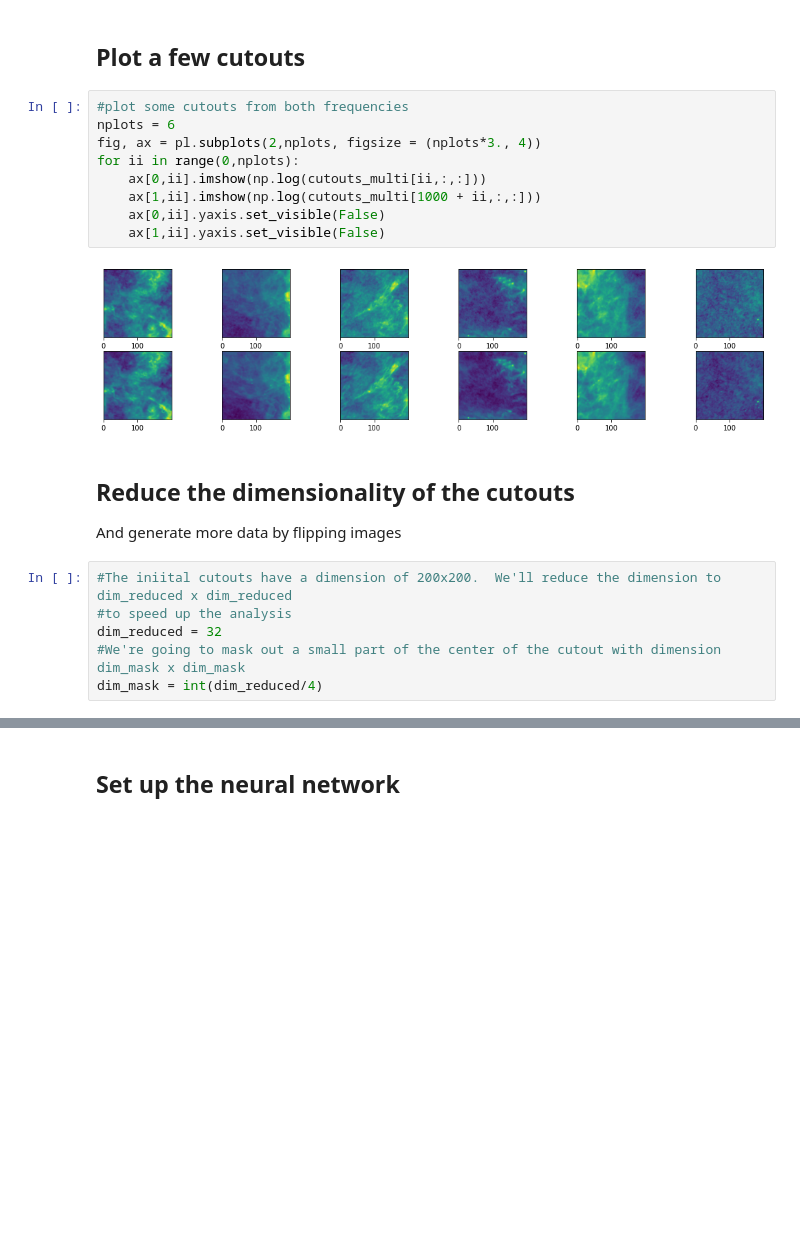
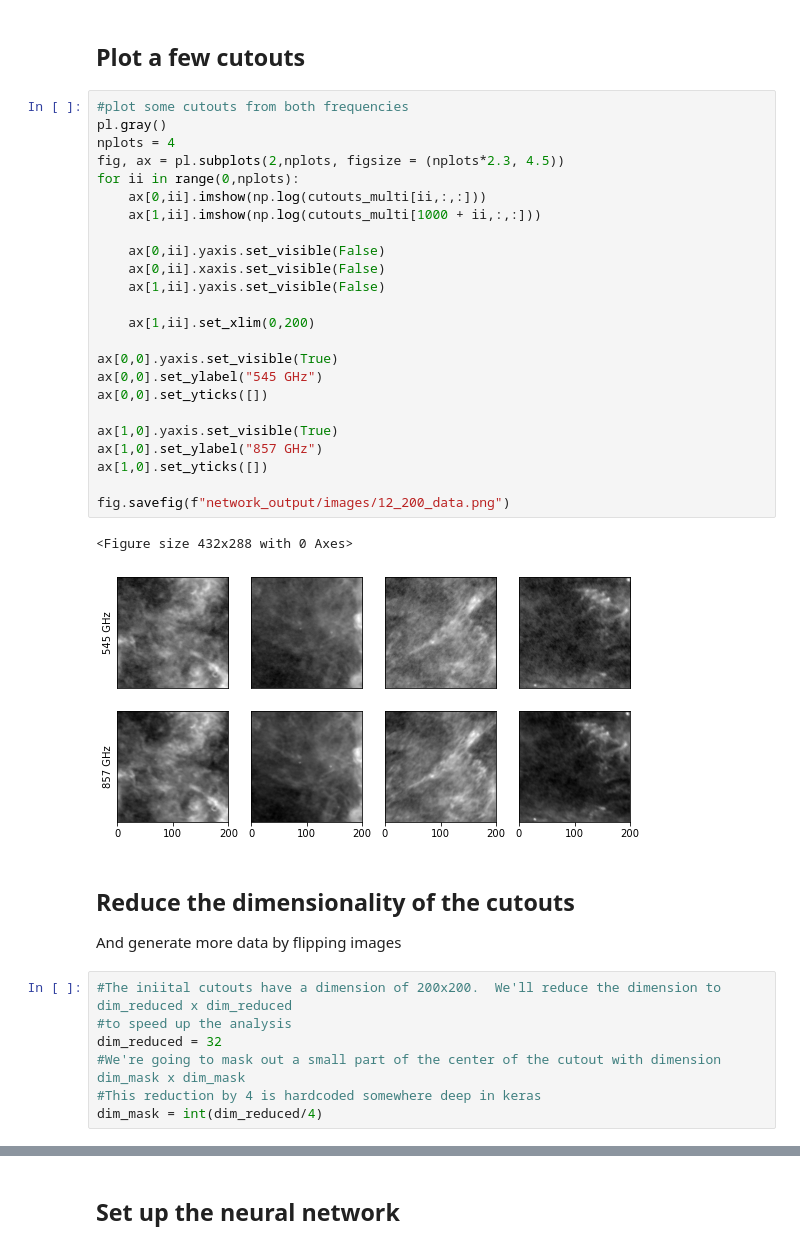
Before and after one commit to ebaxter/planck_net, a Jupyter notebook: DKPredict.ipynb, the cells around one changed output, grey strips where cells are left out. Drawn from its saved outputs; the diff is of its cells as text; blank space fills up the shorter version.

```diff
--- a/DKPredict.ipynb
+++ b/DKPredict.ipynb
@@ -52,15 +54,31 @@ dict_keys(['planck_files', 'cutouts', 'l', 'b'])
 ## Plot a few cutouts
 # %%
 #plot some cutouts from both frequencies
-nplots = 6
-fig, ax = pl.subplots(2,nplots, figsize = (nplots*3., 4))
+pl.gray()
+nplots = 4
+fig, ax = pl.subplots(2,nplots, figsize = (nplots*2.3, 4.5))
 for ii in range(0,nplots):
     ax[0,ii].imshow(np.log(cutouts_multi[ii,:,:]))
     ax[1,ii].imshow(np.log(cutouts_multi[1000 + ii,:,:]))
+
     ax[0,ii].yaxis.set_visible(False)
+    ax[0,ii].xaxis.set_visible(False)
     ax[1,ii].yaxis.set_visible(False)
+
+    ax[1,ii].set_xlim(0,200)
+
+ax[0,0].yaxis.set_visible(True)
+ax[0,0].set_ylabel("545 GHz")
+ax[0,0].set_yticks([])
+
+ax[1,0].yaxis.set_visible(True)
+ax[1,0].set_ylabel("857 GHz")
+ax[1,0].set_yticks([])
+
+fig.savefig(f"network_output/images/12_200_data.png")
 # %% [output]
+<Figure size 432x288 with 0 Axes>
-[figure, old version]
+[figure, new version]
 # %% [markdown]
 ## Reduce the dimensionality of the cutouts
 And generate more data by flipping images
@@ -69,6 +87,7 @@ And generate more data by flipping images
 #to speed up the analysis
 dim_reduced = 32
 #We're going to mask out a small part of the center of the cutout with dimension dim_mask x dim_mask
+#This reduction by 4 is hardcoded somewhere deep in keras
 dim_mask = int(dim_reduced/4)
 # %%
 #make cutouts of smaller dimensions by tiling the original 200x200 image nxn times
```
Also changed, not shown: parts of 48 cells of this notebook.
